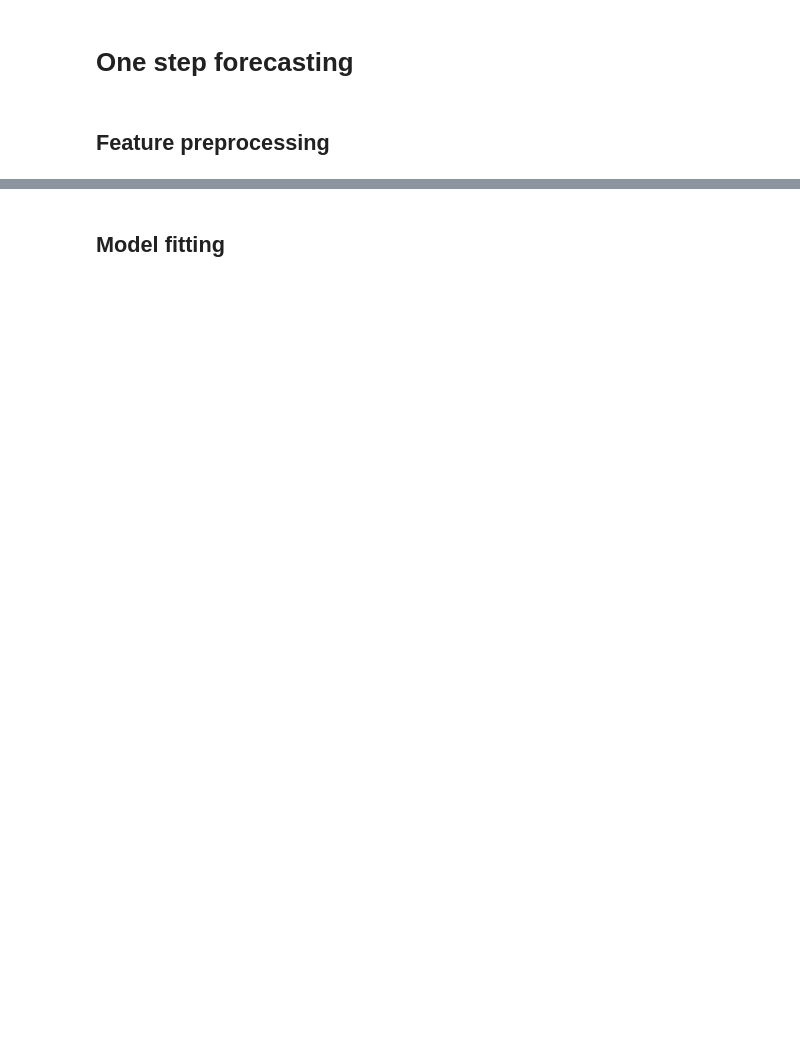
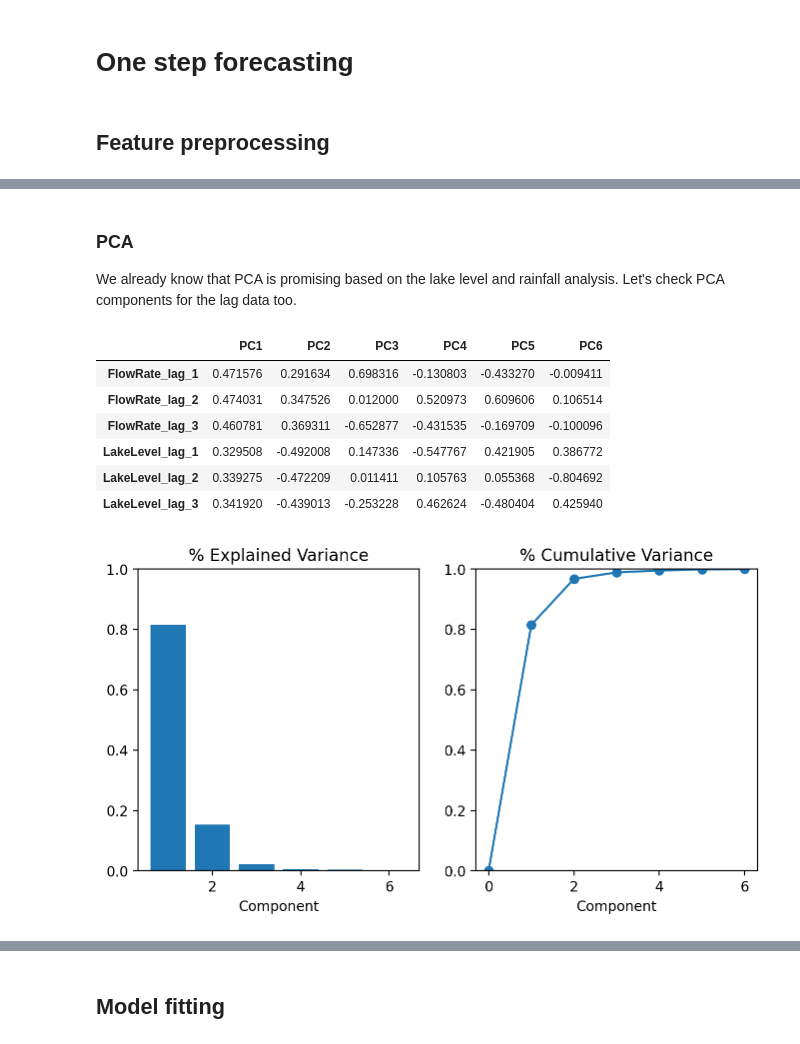
Before and after one commit to chrisgjarrett/kaituna-model, a Jupyter notebook: kaituna-flow-predictions-gate-level-classification.ipynb, the cells around one changed output, grey strips where cells are left out. Drawn from its saved outputs; the diff is of its cells as text; code cells hidden in the pictures; blank space fills up the shorter version.

```diff
--- a/kaituna-flow-predictions-gate-level-classification.ipynb
+++ b/kaituna-flow-predictions-gate-level-classification.ipynb
@@ -666,10 +780,8 @@ y = pd.DataFrame(X_daily[target_column])
 # which we have both targets and features.
 
 # Handle missing values. #todo: make this better
-X_residuals = X_residuals.dropna()
+X_nonseasonal_features = X_nonseasonal_features.dropna()
 
-X_residuals.head()
-
-X_seasons, X_residuals = X_seasons.align(X_residuals, join='inner', axis=0)
-
-y, X_residuals = y.align(X_residuals, join='inner', axis=0)
+# Align data
+X_seasonal_features, X_nonseasonal_features = X_seasonal_features.align(X_nonseasonal_features, join='inner', axis=0)
+y, X_nonseasonal_features = y.align(X_nonseasonal_features, join='inner', axis=0)
@@ -675,0 +807,34 @@ y, X_residuals = y.align(X_residuals, join='inner', axis=0)
+# %% [markdown]
+### PCA
+
+We already know that PCA is promising based on the lake level and rainfall analysis. Let's check PCA components for the lag data too.
+# %%
+# Perform PCA on the features - we know there is already potential to use this. Also the features are
+# likely to be highly correlated
+X_pca_candidate = X_nonseasonal_features
+
+# Create principal components
+pca = PCA()
+X_pca = pca.fit_transform(X_pca_candidate)
+
+# Convert to dataframe
+component_names = [f"PC{i+1}" for i in range(X_pca.shape[1])]
+X_pca = pd.DataFrame(X_pca, columns=component_names, index=X_nonseasonal_features.index)
+
+
+loadings = pd.DataFrame(
+    pca.components_.T,  # transpose the matrix of loadings
+    columns=component_names,  # so the columns are the principal components
+    index=X_nonseasonal_features.columns,  # and the rows are the original features
+)
+display(loadings)
+plot_variance(pca);
+# %% [output]
+|  | PC1 | PC2 | PC3 | PC4 | PC5 | PC6 |
+| FlowRate_lag_1 | 0.471576 | 0.291634 | 0.698316 | -0.130803 | -0.433270 | -0.009411 |
+| FlowRate_lag_2 | 0.474031 | 0.347526 | 0.012000 | 0.520973 | 0.609606 | 0.106514 |
+| FlowRate_lag_3 | 0.460781 | 0.369311 | -0.652877 | -0.431535 | -0.169709 | -0.100096 |
+| LakeLevel_lag_1 | 0.329508 | -0.492008 | 0.147336 | -0.547767 | 0.421905 | 0.386772 |
+| LakeLevel_lag_2 | 0.339275 | -0.472209 | 0.011411 | 0.105763 | 0.055368 | -0.804692 |
+| LakeLevel_lag_3 | 0.341920 | -0.439013 | -0.253228 | 0.462624 | -0.480404 | 0.425940 |
+[figure, added]
```
Also changed, not shown: parts of 29 cells of this notebook.
